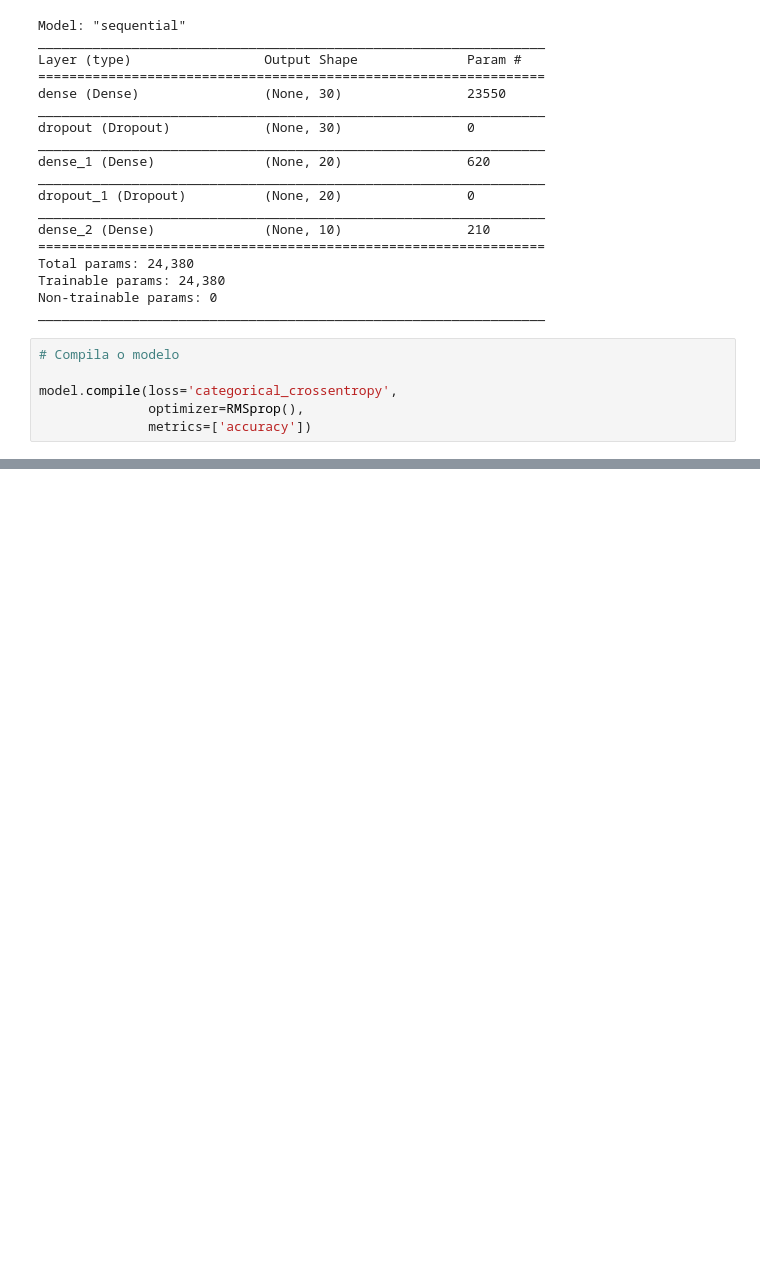
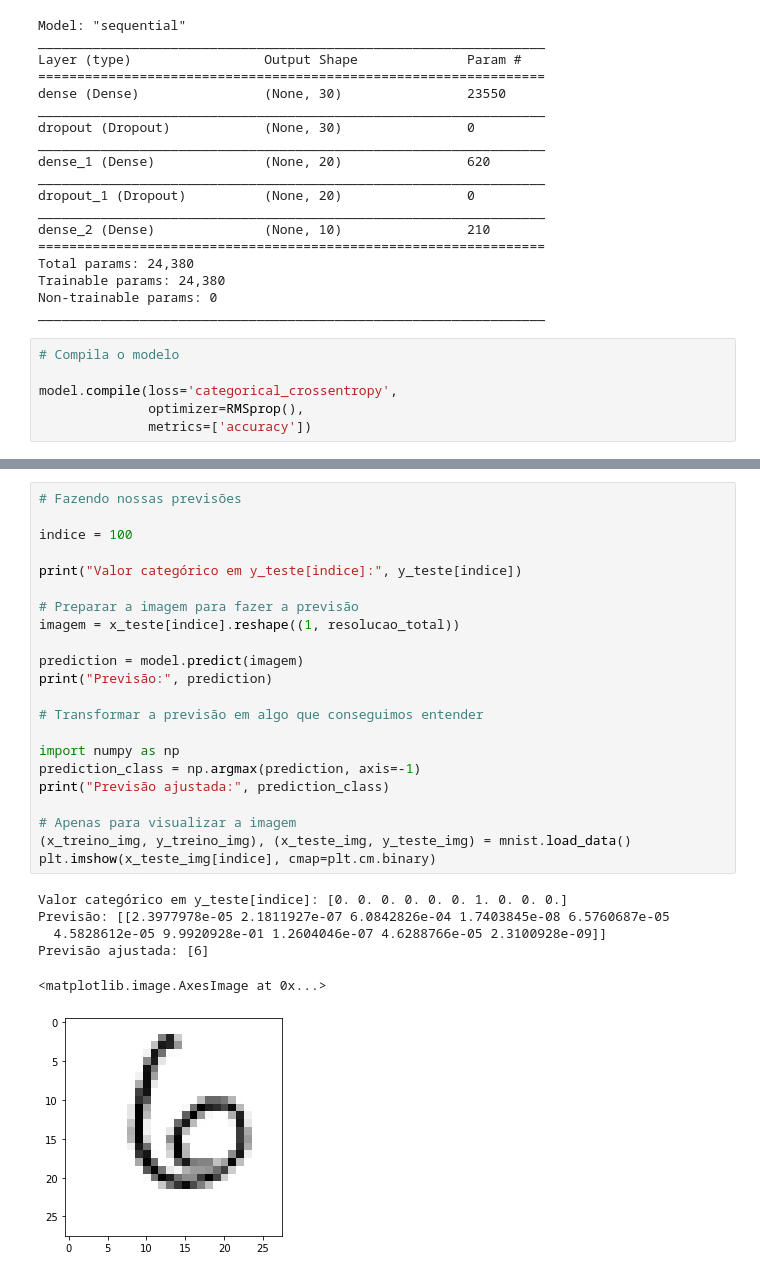
Before and after one commit to paulosalvatore/Ocean_DeepLearning_24_11_2020, a Jupyter notebook: Ocean_DeepLearning_24_11_2020.ipynb, the cells around one changed output, grey strips where cells are left out. Cells and saved outputs as stored; diff of their text form; blank space fills up the shorter version.

```diff
--- a/Ocean_DeepLearning_24_11_2020.ipynb
+++ b/Ocean_DeepLearning_24_11_2020.ipynb
@@ -253,3 +253,32 @@ Epoch 9/10
 469/469 [==============================] - 1s 2ms/step - loss: 0.2788 - accuracy: 0.9187 - val_loss: 0.1625 - val_accuracy: 0.9544
 Epoch 10/10
 469/469 [==============================] - 1s 2ms/step - loss: 0.2734 - accuracy: 0.9196 - val_loss: 0.1628 - val_accuracy: 0.9531
+# %%
+# Fazendo nossas previsões
+
+indice = 100
+
+print("Valor categórico em y_teste[indice]:", y_teste[indice])
+
+# Preparar a imagem para fazer a previsão
+imagem = x_teste[indice].reshape((1, resolucao_total))
+
+prediction = model.predict(imagem)
+print("Previsão:", prediction)
+
+# Transformar a previsão em algo que conseguimos entender
+
+import numpy as np
+prediction_class = np.argmax(prediction, axis=-1)
+print("Previsão ajustada:", prediction_class)
+
+# Apenas para visualizar a imagem
+(x_treino_img, y_treino_img), (x_teste_img, y_teste_img) = mnist.load_data()
+plt.imshow(x_teste_img[indice], cmap=plt.cm.binary)
+# %% [output]
+Valor categórico em y_teste[indice]: [0. 0. 0. 0. 0. 0. 1. 0. 0. 0.]
+Previsão: [[2.3977978e-05 2.1811927e-07 6.0842826e-04 1.7403845e-08 6.5760687e-05
+  4.5828612e-05 9.9920928e-01 1.2604046e-07 4.6288766e-05 2.3100928e-09]]
+Previsão ajustada: [6]
+<matplotlib.image.AxesImage at 0x...>
+[figure, added]
```
